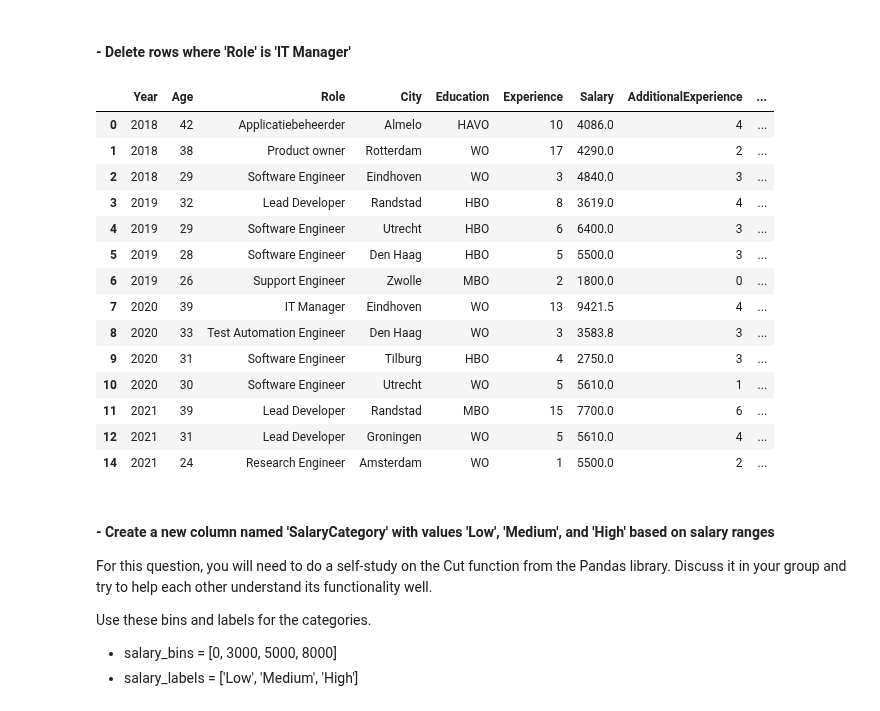
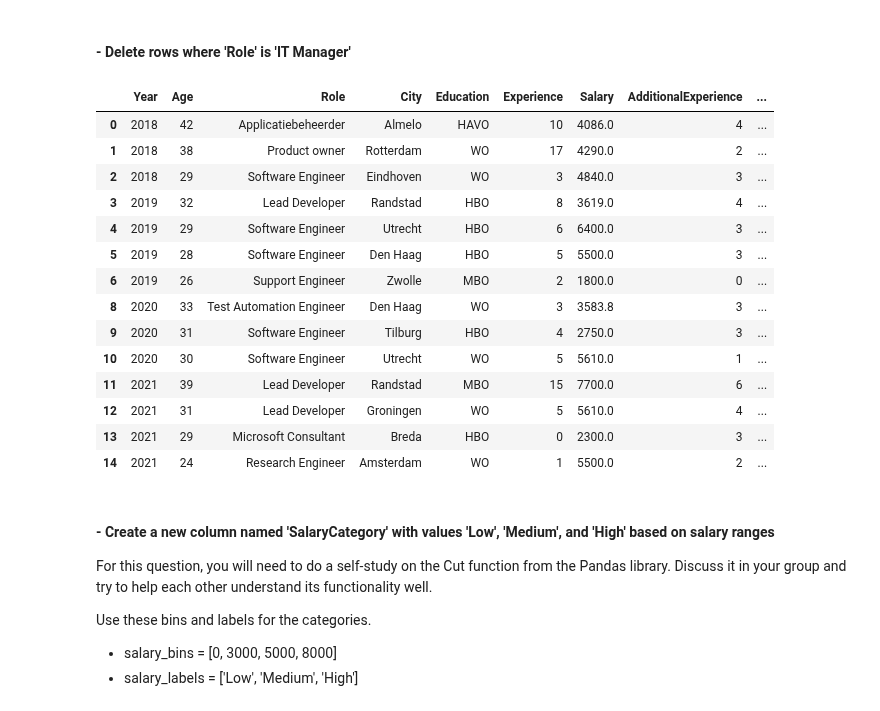
Before and after one commit to TJ-Abbing/Data-Science, a Jupyter notebook: OP-2/week-2/assignment/Assignment1.ipynb, the cells around one changed output. Drawn from its saved outputs; the diff is of its cells as text; code cells hidden in the pictures.

```diff
--- a/OP-2/week-2/assignment/Assignment1.ipynb
+++ b/OP-2/week-2/assignment/Assignment1.ipynb
@@ -105,22 +107,24 @@ df
 # %% [markdown]
 #### - Delete rows where 'Role' is 'IT Manager'
 # %%
-#TODO
+# Delete rows where 'Role' is 'IT Manager'.
+df = df[df['Role'] != 'IT Manager']
+df
 # %% [output]
 |  | Year | Age | Role | City | Education | Experience | Salary | AdditionalExperience | ... |
 | 0 | 2018 | 42 | Applicatiebeheerder | Almelo | HAVO | 10 | 4086.0 | 4 | ... |
 | 1 | 2018 | 38 | Product owner | Rotterdam | WO | 17 | 4290.0 | 2 | ... |
 | 2 | 2018 | 29 | Software Engineer | Eindhoven | WO | 3 | 4840.0 | 3 | ... |
 | 3 | 2019 | 32 | Lead Developer | Randstad | HBO | 8 | 3619.0 | 4 | ... |
 | 4 | 2019 | 29 | Software Engineer | Utrecht | HBO | 6 | 6400.0 | 3 | ... |
 | 5 | 2019 | 28 | Software Engineer | Den Haag | HBO | 5 | 5500.0 | 3 | ... |
 | 6 | 2019 | 26 | Support Engineer | Zwolle | MBO | 2 | 1800.0 | 0 | ... |
-| 7 | 2020 | 39 | IT Manager | Eindhoven | WO | 13 | 9421.5 | 4 | ... |
 | 8 | 2020 | 33 | Test Automation Engineer | Den Haag | WO | 3 | 3583.8 | 3 | ... |
 | 9 | 2020 | 31 | Software Engineer | Tilburg | HBO | 4 | 2750.0 | 3 | ... |
 | 10 | 2020 | 30 | Software Engineer | Utrecht | WO | 5 | 5610.0 | 1 | ... |
 | 11 | 2021 | 39 | Lead Developer | Randstad | MBO | 15 | 7700.0 | 6 | ... |
 | 12 | 2021 | 31 | Lead Developer | Groningen | WO | 5 | 5610.0 | 4 | ... |
+| 13 | 2021 | 29 | Microsoft Consultant | Breda | HBO | 0 | 2300.0 | 3 | ... |
 | 14 | 2021 | 24 | Research Engineer | Amsterdam | WO | 1 | 5500.0 | 2 | ... |
 # %% [markdown]
 #### - Create a new column named 'SalaryCategory' with values 'Low', 'Medium', and 'High' based on salary ranges
```
Also changed, not shown: parts of 8 cells of this notebook, 1 other file.
